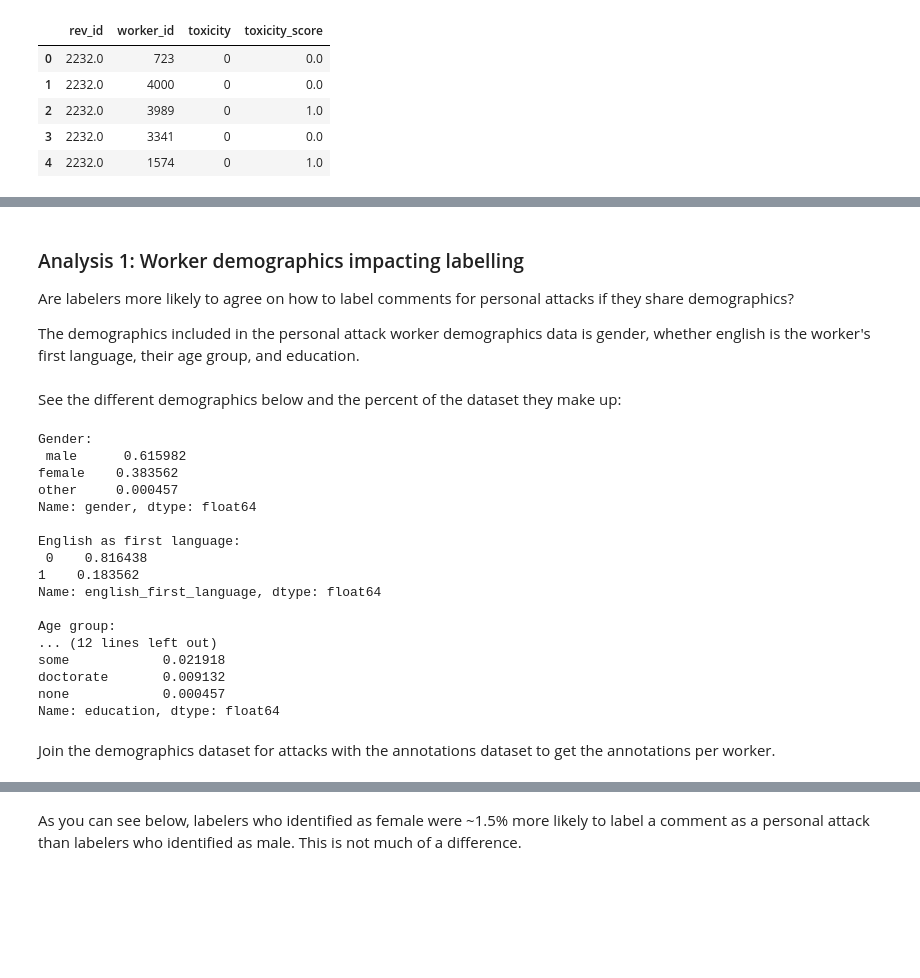
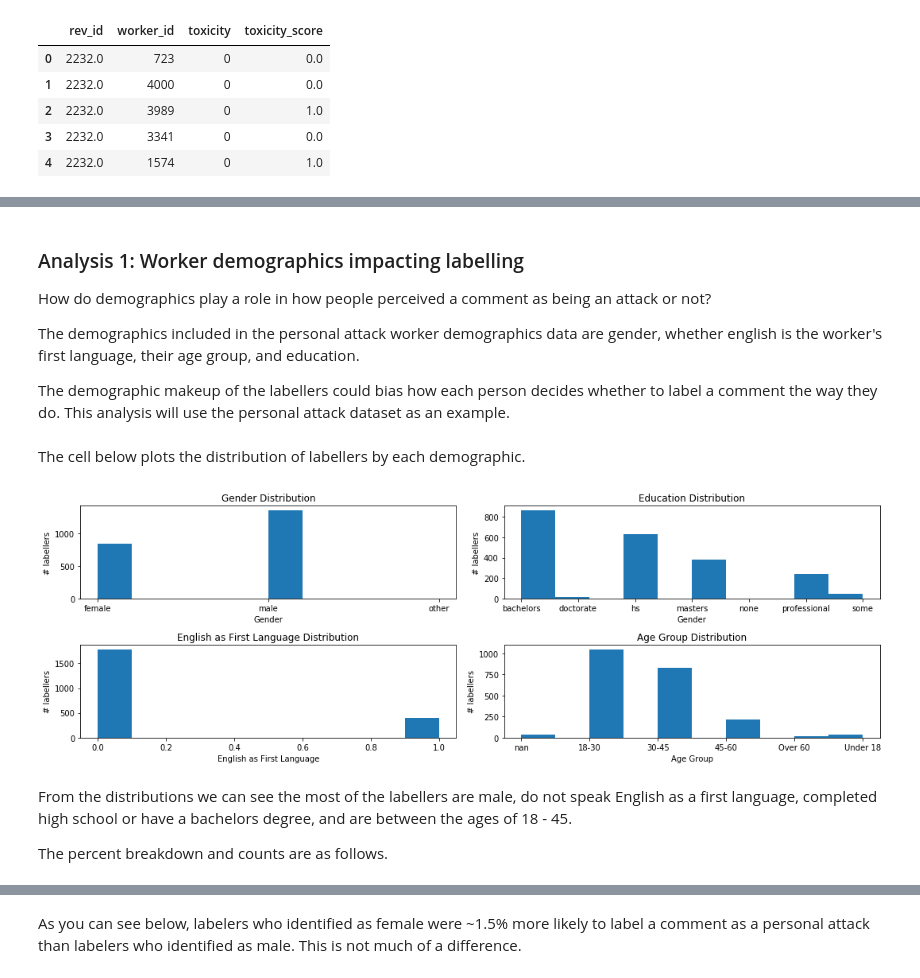
Before and after one commit to NalaniKai/data-512, a Jupyter notebook: data-512-a2/StepByStepNotebook.ipynb, the cells around one changed output, grey strips where cells are left out. Drawn from its saved outputs; the diff is of its cells as text; code cells hidden in the pictures; blank space fills up the shorter version.

Commit message:
Added histograms, cleaned up analysis 1

```diff
--- a/data-512-a2/StepByStepNotebook.ipynb
+++ b/data-512-a2/StepByStepNotebook.ipynb
@@ -53,33 +63,30 @@ The second is a comparative analysis across the toxicity dataset and the persona
 # %% [markdown]
 ### Analysis 1: Worker demographics impacting labelling
 
-Are labelers more likely to agree on how to label comments for personal attacks if they share demographics?
+How do demographics play a role in how people perceived a comment as being an attack or not?
 
-The demographics included in the personal attack worker demographics data is gender, whether english is the worker's first language, their age group, and education.
+The demographics included in the personal attack worker demographics data are gender, whether english is the worker's first language, their age group, and education.
+
+The demographic makeup of the labellers could bias how each person decides whether to label a comment the way they do. This analysis will use the personal attack dataset as an example.
-# %% [markdown]
-See the different demographics below and the percent of the dataset they make up:
-# %%
-print("Gender:\n", attack_demographics["gender"].value_counts(normalize=True))
-print("\nEnglish as first language:\n", attack_demographics["english_first_language"].value_counts(normalize=True))
-print("\nAge group:\n", attack_demographics["age_group"].value_counts(normalize=True))
-print("\nEducation:\n", attack_demographics["education"].value_counts(normalize=True))
-# %% [output]
-Gender:
- male      0.615982
-female    0.383562
-other     0.000457
-Name: gender, dtype: float64
-
-English as first language:
- 0    0.816438
-1    0.183562
-Name: english_first_language, dtype: float64
-
-Age group:
-... (12 lines left out)
-some            0.021918
-doctorate       0.009132
-none            0.000457
-Name: education, dtype: float64
-# %% [markdown]
-Join the demographics dataset for attacks with the annotations dataset to get the annotations per worker.
+# %% [markdown]
+The cell below plots the distribution of labellers by each demographic.
+# %%
+import matplotlib.pyplot as plt
+def set_plot(demographic, i, j, title, x_label):
+    axes[i][j].hist(attack_demographics[demographic])
+    axes[i][j].set_title(title)
+    axes[i][j].set_xlabel(x_label)
+    axes[i][j].set_ylabel("# labellers")
+
+fig, axes = plt.subplots(nrows=2, ncols=2, figsize=(15, 5))
+set_plot("gender", 0, 0, "Gender Distribution", "Gender")
+set_plot("education", 0, 1, "Education Distribution", "Gender")
+set_plot("english_first_language", 1, 0, "English as First Language Distribution", "English as First Language")
+set_plot("age_group", 1, 1, "Age Group Distribution", "Age Group")
+fig.tight_layout()
+# %% [output]
+[figure, added]
+# %% [markdown]
+From the distributions we can see the most of the labellers are male, do not speak English as a first language, completed high school or have a bachelors degree, and are between the ages of 18 - 45.
+
+The percent breakdown and counts are as follows.
```
Also changed, not shown: parts of 39 cells of this notebook, 1 other file.
